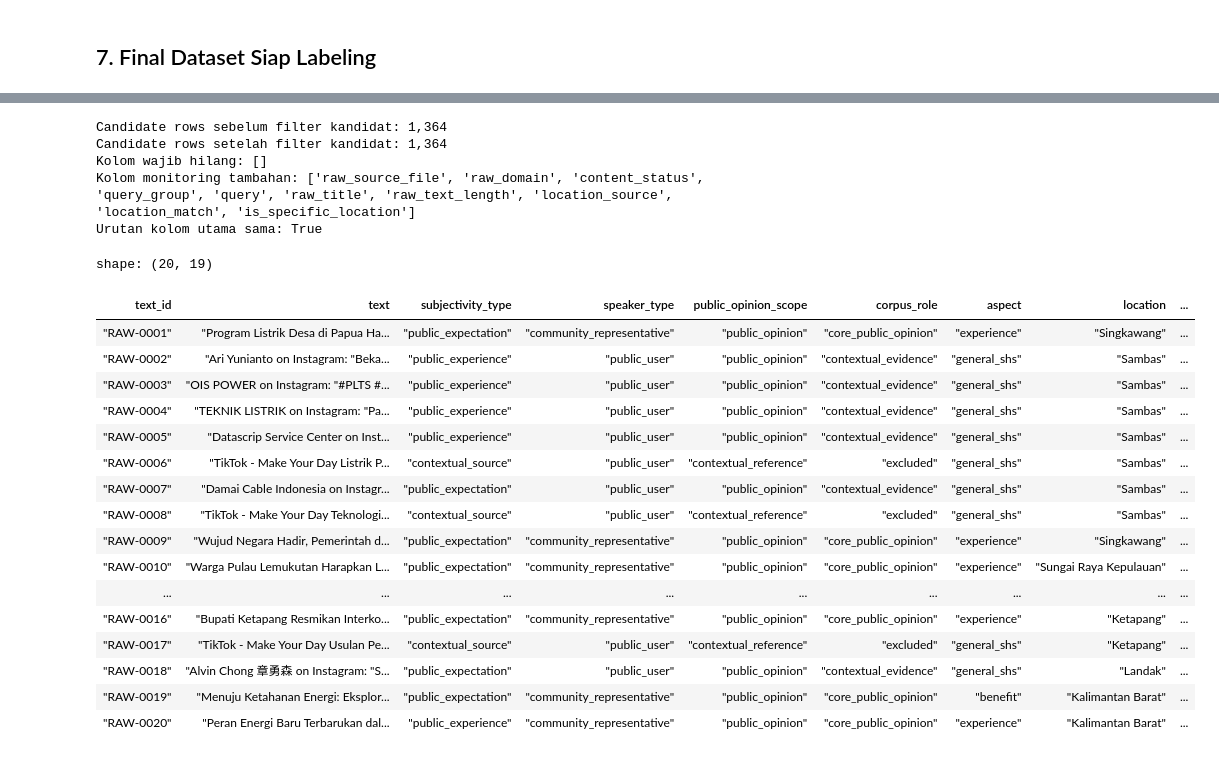
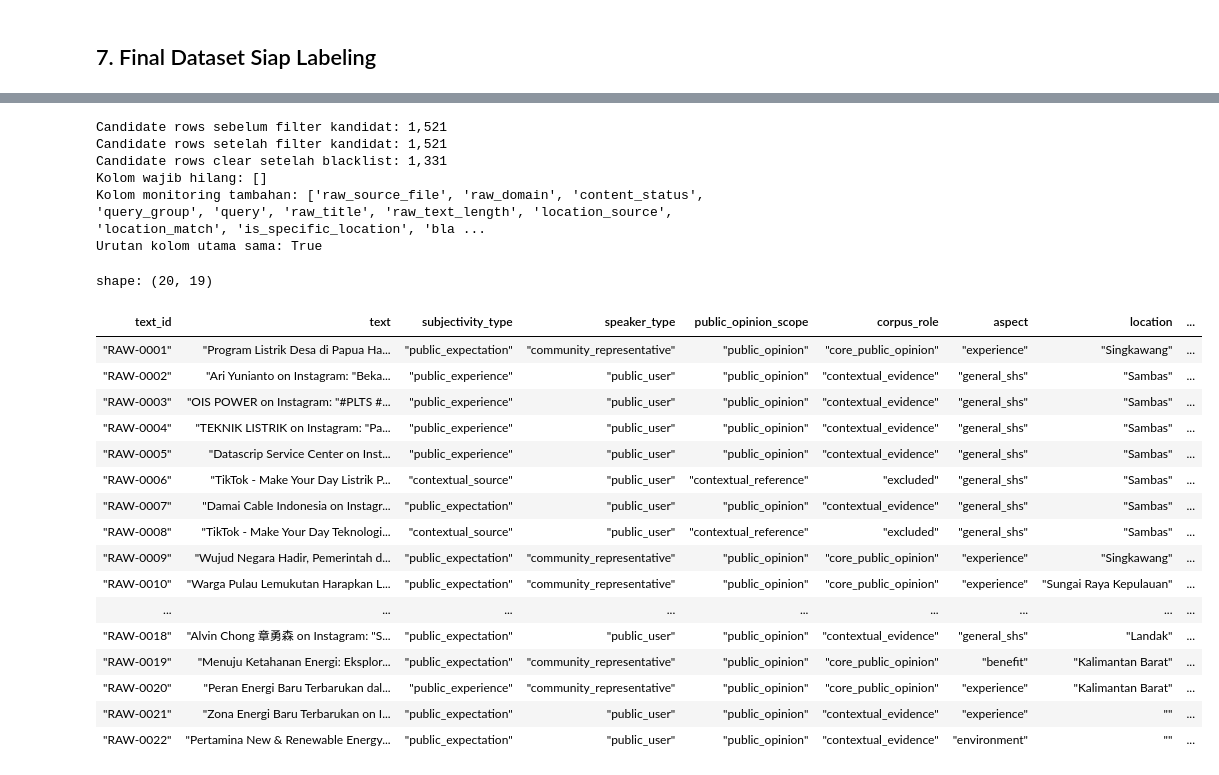
Before and after one commit to dammar01/hybrid-nlp-sentiment-classification, a Jupyter notebook: raw_datasets_processor.ipynb, the cells around one changed output, grey strips where cells are left out. Saved outputs shown, nothing was run; the diff lists cells and outputs as text; code cells hidden in the pictures.

```diff
--- a/raw_datasets_processor.ipynb
+++ b/raw_datasets_processor.ipynb
@@ -26,6 +26,7 @@ if str(PROJECT_ROOT) not in sys.path:
 
 import config
 from services.dataset_service import DatasetService
+from services.source_blacklist_service import SourceBlacklistService
 
 pl.Config.set_tbl_hide_column_data_types(True)
 pl.Config.set_tbl_cell_alignment("LEFT")
@@ -38,10 +39,30 @@ dataset_service = DatasetService()
 RAW_FOLDER = config.DATASETS / "url_discovery"
 RESEARCH_CONFIG_PATH = config.RESEARCH_CONFIG_PATH
 REFERENCE_DATASET_PATH = config.DATASETS / "reference_datasets.csv"
+SOURCE_URL_BLACKLIST_PATH = config.SOURCE_URL_BLACKLIST_PATH
+SOURCE_BLACKLIST_RULES_PATH = config.SOURCE_BLACKLIST_RULES_PATH
+USED_CANDIDATE_BLACKLIST_FOLDER = config.OUTPUTS / "datasets"
+USED_CANDIDATE_BLACKLIST_PATTERN = "v*_candidate_labeling_dataset.csv"
+
+source_url_blacklist = SourceBlacklistService.load_exact_blacklist(
+    SOURCE_URL_BLACKLIST_PATH
+)
+used_candidate_source_urls = dataset_service.load_used_candidate_source_urls(
+    USED_CANDIDATE_BLACKLIST_FOLDER,
+    pattern=USED_CANDIDATE_BLACKLIST_PATTERN,
+)
+source_blacklist_service = SourceBlacklistService(
+    exact_urls=[*source_url_blacklist, *used_candidate_source_urls],
+    rules=SourceBlacklistService.load_rules(SOURCE_BLACKLIST_RULES_PATH),
+)
 
 print(f"Raw folder: {RAW_FOLDER}")
 print(f"Research config: {RESEARCH_CONFIG_PATH}")
 print(f"Reference schema: {REFERENCE_DATASET_PATH}")
+print(f"Source URL blacklist: {SOURCE_URL_BLACKLIST_PATH}")
+print(f"Source blacklist rules: {SOURCE_BLACKLIST_RULES_PATH}")
+print(f"Used candidate blacklist folder: {USED_CANDIDATE_BLACKLIST_FOLDER}")
+print(f"Used candidate source URLs: {len(used_candidate_source_urls):,}")
 # %% [output]
 Raw folder: E:\School\tugas-akhir\project\datasets\url_discovery
 Research config: E:\School\tugas-akhir\project\resources\research_config.json
@@ -194,6 +221,10 @@ shape: (1, 5)
 candidate_df = dataset_service.build_v1_candidate_rows(
     records_df=records_df,
     research_config=research_config,
+)
+candidate_df = dataset_service.enrich_source_blacklist_status(
+    candidate_df,
+    source_blacklist_service,
 )
 
 CANDIDATE_FILTER_CONDITIONS = [
@@ -207,14 +238,20 @@ CANDIDATE_FILTER_CONDITIONS = [
 filtered_candidate_df = apply_filter_conditions(
     candidate_df, CANDIDATE_FILTER_CONDITIONS
 )
+blacklist_audit_df = dataset_service.filter_blacklist_audit_candidates(
+    filtered_candidate_df
+)
+clear_candidate_df = dataset_service.filter_clear_source_candidates(
+    filtered_candidate_df
+)
 
 reference_df = dataset_service.load(REFERENCE_DATASET_PATH)
 expected_columns = list(dataset_service.v1_dataset_columns())
 missing_candidate_columns = [
-    column for column in expected_columns if column not in filtered_candidate_df.columns
+    column for column in expected_columns if column not in clear_candidate_df.columns
 ]
 extra_candidate_columns = [
-    column for column in filtered_candidate_df.columns if column not in expected_columns
+    column for column in clear_candidate_df.columns if column not in expected_columns
 ]
 # %% [markdown]
 ## 5. Dataset Kandidat Siap Labeling
@@ -470,35 +533,37 @@ shape: (20, 2)
 # %%
 print(f"Candidate rows sebelum filter kandidat: {candidate_df.height:,}")
 print(f"Candidate rows setelah filter kandidat: {filtered_candidate_df.height:,}")
+print(f"Candidate rows clear setelah blacklist: {clear_candidate_df.height:,}")
 print("Kolom wajib hilang:", missing_candidate_columns)
 print("Kolom monitoring tambahan:", extra_candidate_columns)
 print(
     "Urutan kolom utama sama:",
-    filtered_candidate_df.columns[: len(expected_columns)] == expected_columns,
+    clear_candidate_df.columns[: len(expected_columns)] == expected_columns,
 )
 
-display(filtered_candidate_df.select(expected_columns).head(20))
+display(clear_candidate_df.select(expected_columns).head(20))
 # %% [output]
-Candidate rows sebelum filter kandidat: 1,364
-Candidate rows setelah filter kandidat: 1,364
+Candidate rows sebelum filter kandidat: 1,521
+Candidate rows setelah filter kandidat: 1,521
+Candidate rows clear setelah blacklist: 1,331
 Kolom wajib hilang: []
-Kolom monitoring tambahan: ['raw_source_file', 'raw_domain', 'content_status', 'query_group', 'query', 'raw_title', 'raw_text_length', 'location_source', 'location_match', 'is_specific_location']
+Kolom monitoring tambahan: ['raw_source_file', 'raw_domain', 'content_status', 'query_group', 'query', 'raw_title', 'raw_text_length', 'location_source', 'location_match', 'is_specific_location', 'bla ...
 Urutan kolom utama sama: True
 shape: (20, 19)
 | text_id | text | subjectivity_type | speaker_type | public_opinion_scope | corpus_role | aspect | location | ... |
 | "RAW-0001" | "Program Listrik Desa di Papua Ha... | "public_expectation" | "community_representative" | "public_opinion" | "core_public_opinion" | "experience" | "Singkawang" | ... |
 | "RAW-0002" | "Ari Yunianto on Instagram: "Beka... | "public_experience" | "public_user" | "public_opinion" | "contextual_evidence" | "general_shs" | "Sambas" | ... |
 | "RAW-0003" | "OIS POWER on Instagram: "#PLTS #... | "public_experience" | "public_user" | "public_opinion" | "contextual_evidence" | "general_shs" | "Sambas" | ... |
 | "RAW-0004" | "TEKNIK LISTRIK on Instagram: "Pa... | "public_experience" | "public_user" | "public_opinion" | "contextual_evidence" | "general_shs" | "Sambas" | ... |
 | "RAW-0005" | "Datascrip Service Center on Inst... | "public_experience" | "public_user" | "public_opinion" | "contextual_evidence" | "general_shs" | "Sambas" | ... |
 | "RAW-0006" | "TikTok - Make Your Day Listrik P... | "contextual_source" | "public_user" | "contextual_reference" | "excluded" | "general_shs" | "Sambas" | ... |
 | "RAW-0007" | "Damai Cable Indonesia on Instagr... | "public_expectation" | "public_user" | "public_opinion" | "contextual_evidence" | "general_shs" | "Sambas" | ... |
 | "RAW-0008" | "TikTok - Make Your Day Teknologi... | "contextual_source" | "public_user" | "contextual_reference" | "excluded" | "general_shs" | "Sambas" | ... |
 | "RAW-0009" | "Wujud Negara Hadir, Pemerintah d... | "public_expectation" | "community_representative" | "public_opinion" | "core_public_opinion" | "experience" | "Singkawang" | ... |
 | "RAW-0010" | "Warga Pulau Lemukutan Harapkan L... | "public_expectation" | "community_representative" | "public_opinion" | "core_public_opinion" | "experience" | "Sungai Raya Kepulauan" | ... |
 | ... | ... | ... | ... | ... | ... | ... | ... | ... |
-| "RAW-0016" | "Bupati Ketapang Resmikan Interko... | "public_expectation" | "community_representative" | "public_opinion" | "core_public_opinion" | "experience" | "Ketapang" | ... |
-| "RAW-0017" | "TikTok - Make Your Day Usulan Pe... | "contextual_source" | "public_user" | "contextual_reference" | "excluded" | "general_shs" | "Ketapang" | ... |
 | "RAW-0018" | "Alvin Chong 章勇森 on Instagram: "S... | "public_expectation" | "public_user" | "public_opinion" | "contextual_evidence" | "general_shs" | "Landak" | ... |
 | "RAW-0019" | "Menuju Ketahanan Energi: Eksplor... | "public_expectation" | "community_representative" | "public_opinion" | "core_public_opinion" | "benefit" | "Kalimantan Barat" | ... |
 | "RAW-0020" | "Peran Energi Baru Terbarukan dal... | "public_experience" | "community_representative" | "public_opinion" | "core_public_opinion" | "experience" | "Kalimantan Barat" | ... |
+| "RAW-0021" | "Zona Energi Baru Terbarukan on I... | "public_expectation" | "public_user" | "public_opinion" | "contextual_evidence" | "experience" | "" | ... |
+| "RAW-0022" | "Pertamina New & Renewable Energy... | "public_expectation" | "public_user" | "public_opinion" | "contextual_evidence" | "environment" | "" | ... |
```
Also changed, not shown: parts of 7 cells of this notebook, 6 other files.
